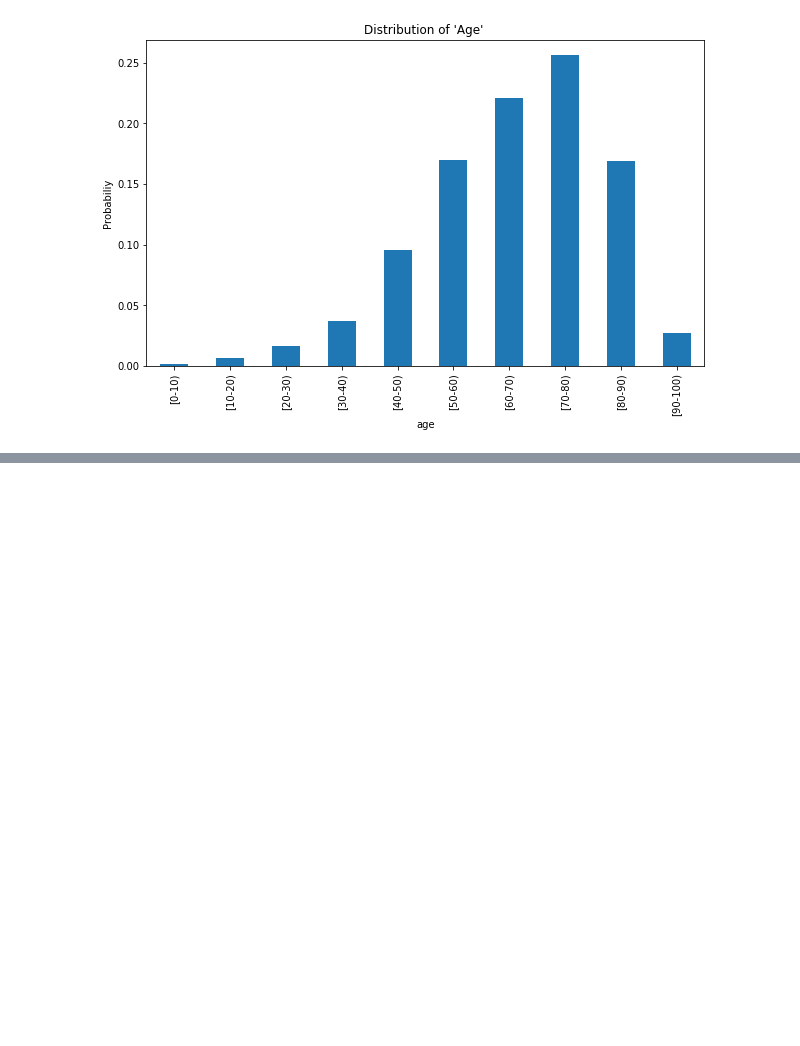
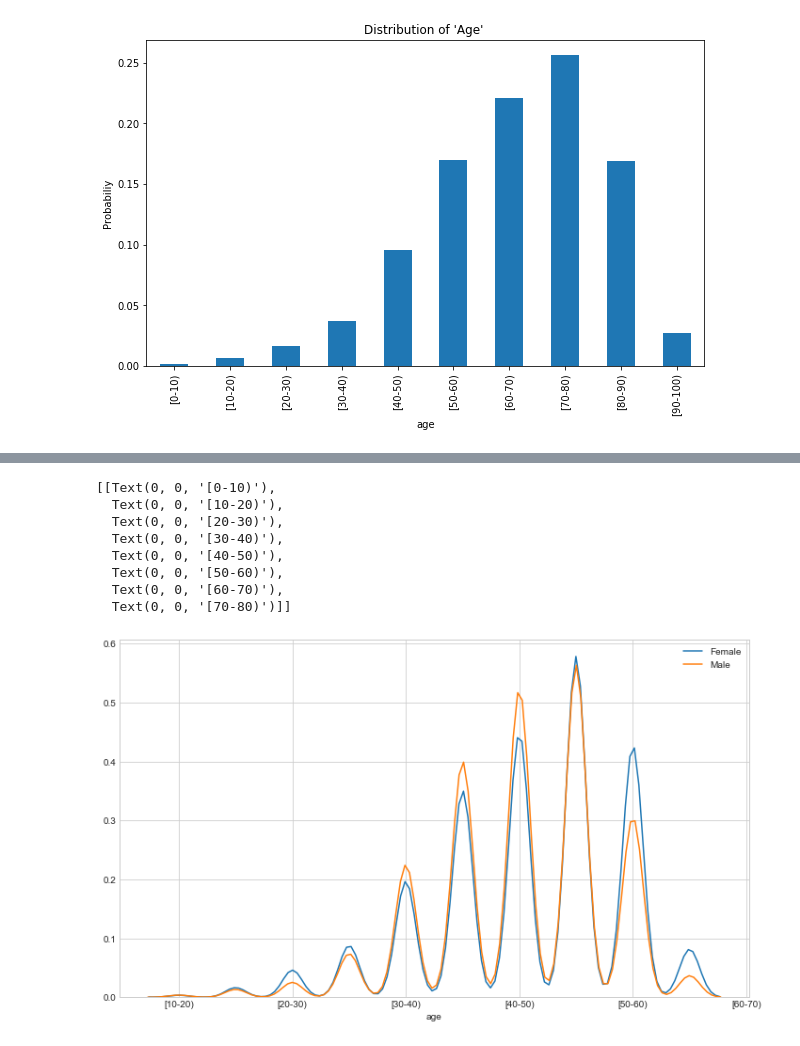
Before and after one commit to Skhu47/DVE, a Jupyter notebook: Diabetic_Data.ipynb, the cells around one changed output, grey strips where cells are left out. Cells and saved outputs as stored; diff of their text form; code cells hidden in the pictures; blank space fills up the shorter version.

```diff
--- a/Diabetic_Data.ipynb
+++ b/Diabetic_Data.ipynb
@@ -318,0 +535,17 @@ The information contained in a feature is the amount of variance it contains, or
+# %%
+# age comparisons
+ylabel_age = np.unique(df_selected_features['age']).tolist()
+plt.figure(figsize=(12,7))
+a = sns.distplot(obj_df.loc[df_selected_features['gender'] == 'Female']['age'], bins=10, kde=True, hist=False, label='Female')
+a = sns.distplot(obj_df.loc[df_selected_features['gender'] == 'Male']['age'], bins=10, kde=True, hist=False, label='Male')
+a.set(xticklabels=ylabel_age)
+# %% [output]
+[[Text(0, 0, '[0-10)'),
+  Text(0, 0, '[10-20)'),
+  Text(0, 0, '[20-30)'),
+  Text(0, 0, '[30-40)'),
+  Text(0, 0, '[40-50)'),
+  Text(0, 0, '[50-60)'),
+  Text(0, 0, '[60-70)'),
+  Text(0, 0, '[70-80)')]]
+[figure, added]
```
Also changed, not shown: parts of 63 cells of this notebook.
